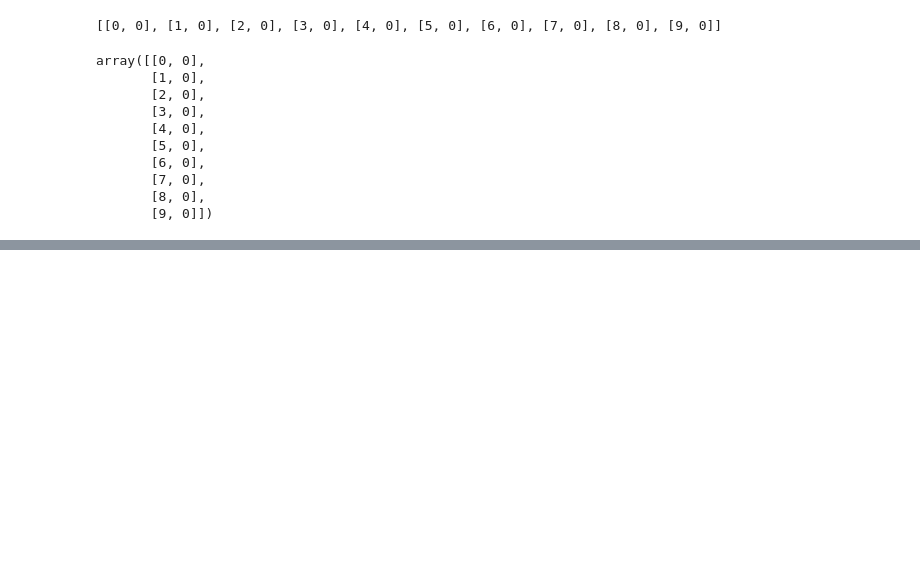
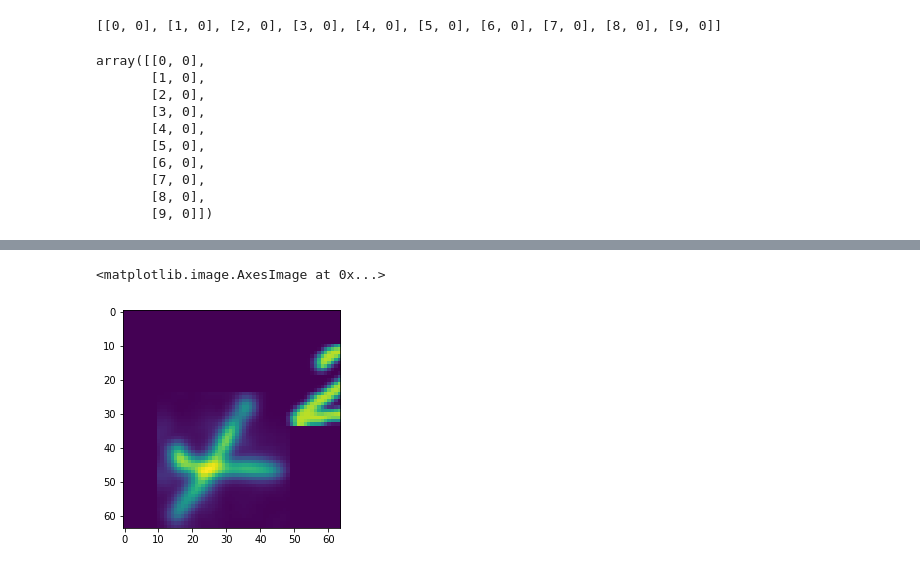
Before and after one commit to idahood/dscomp2020, a Jupyter notebook: data_touching.ipynb, the cells around one changed output, grey strips where cells are left out. Cells and saved outputs as stored; diff of their text form; code cells hidden in the pictures; blank space fills up the shorter version.

```diff
--- a/data_touching.ipynb
+++ b/data_touching.ipynb
@@ -127,0 +147,5 @@ array([[0, 0],
+# %%
+plt.imshow(shifted[6])
+# %% [output]
+<matplotlib.image.AxesImage at 0x...>
+[figure, added]
```
Also changed, not shown: parts of 5 cells of this notebook, 3 other files.
